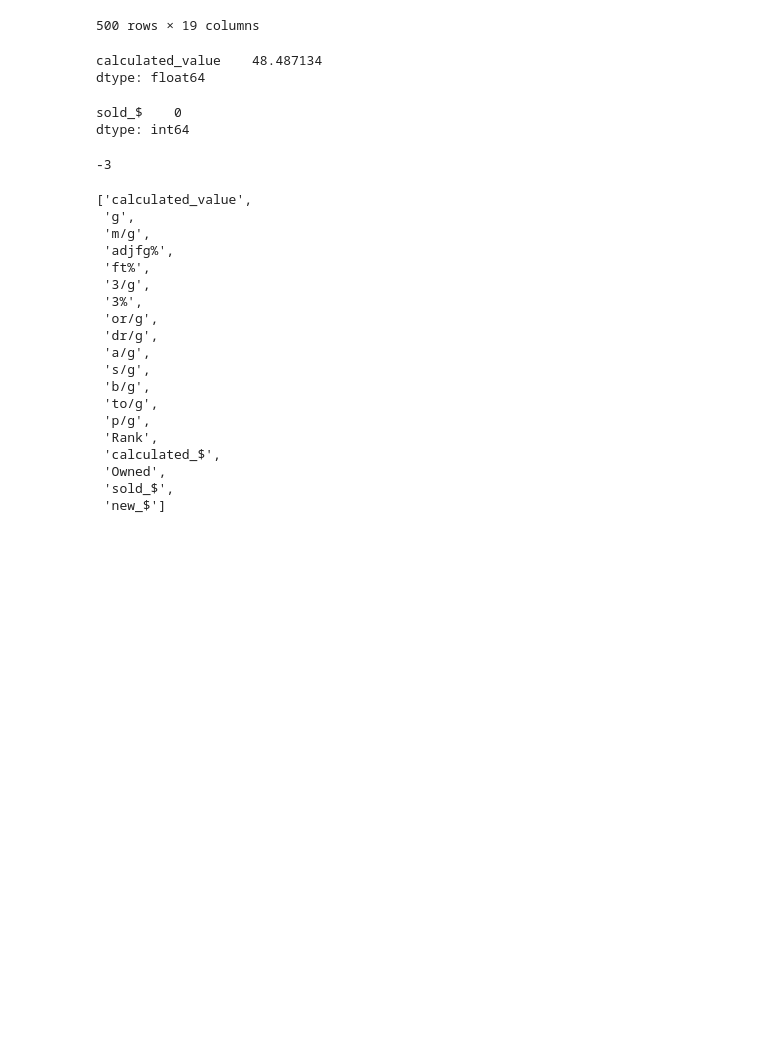
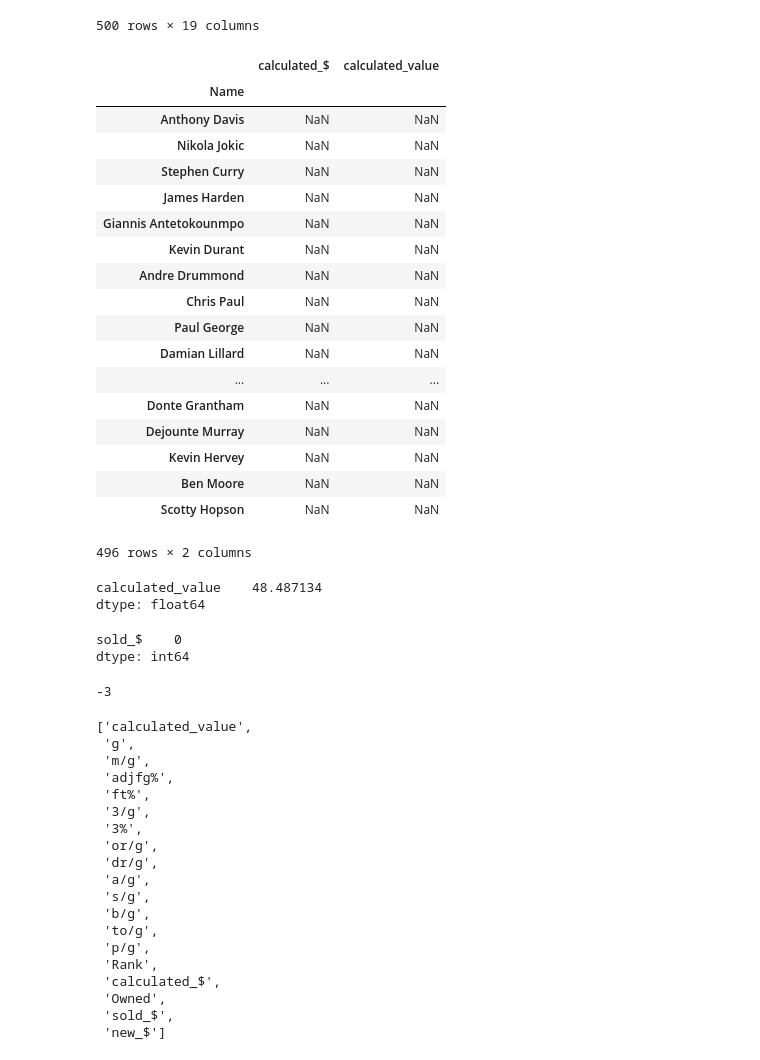
Before and after one commit to jjcaine/fantasy_bball, a Jupyter notebook: Fantasy Basketball Projected $ Values.ipynb, the cells around one changed output. Drawn from its saved outputs; the diff is of its cells as text; code cells hidden in the pictures; blank space fills up the shorter version.

```diff
--- a/Fantasy Basketball Projected $ Values.ipynb
+++ b/Fantasy Basketball Projected $ Values.ipynb
@@ -443,6 +443,28 @@ df_draft
 | Ben Moore | -31.814598 | 0 | Avail | 0 | 0 | 0.000000 | 0.000000 | 0.000000 | 0.000000 | 0.000000 | ... |
 | Scotty Hopson | -31.814598 | 0 | Avail | 0 | 0 | 0.000000 | 0.000000 | 0.000000 | 0.000000 | 0.000000 | ... |
 500 rows × 19 columns
+# %%
+df_drafdf_draft.loc[(df_draft['owned'] == 'Avail'), ['calculated_$']] - df_draft.loc[(df_draft['owned'] == 'Avail'), ['calculated_value']]
+# %% [output]
+|  | calculated_$ | calculated_value |
+| Name |  |  |
+| Anthony Davis | NaN | NaN |
+| Nikola Jokic | NaN | NaN |
+| Stephen Curry | NaN | NaN |
+| James Harden | NaN | NaN |
+| Giannis Antetokounmpo | NaN | NaN |
+| Kevin Durant | NaN | NaN |
+| Andre Drummond | NaN | NaN |
+| Chris Paul | NaN | NaN |
+| Paul George | NaN | NaN |
+| Damian Lillard | NaN | NaN |
+| ... | ... | ... |
+| Donte Grantham | NaN | NaN |
+| Dejounte Murray | NaN | NaN |
+| Kevin Hervey | NaN | NaN |
+| Ben Moore | NaN | NaN |
+| Scotty Hopson | NaN | NaN |
+496 rows × 2 columns
 # %%
 # Calculate a team's value
 df_draft.loc[(df_draft['owned'] == 'Trivett'), ['calculated_value']].sum()
```
Also changed, not shown: 5 other files.
